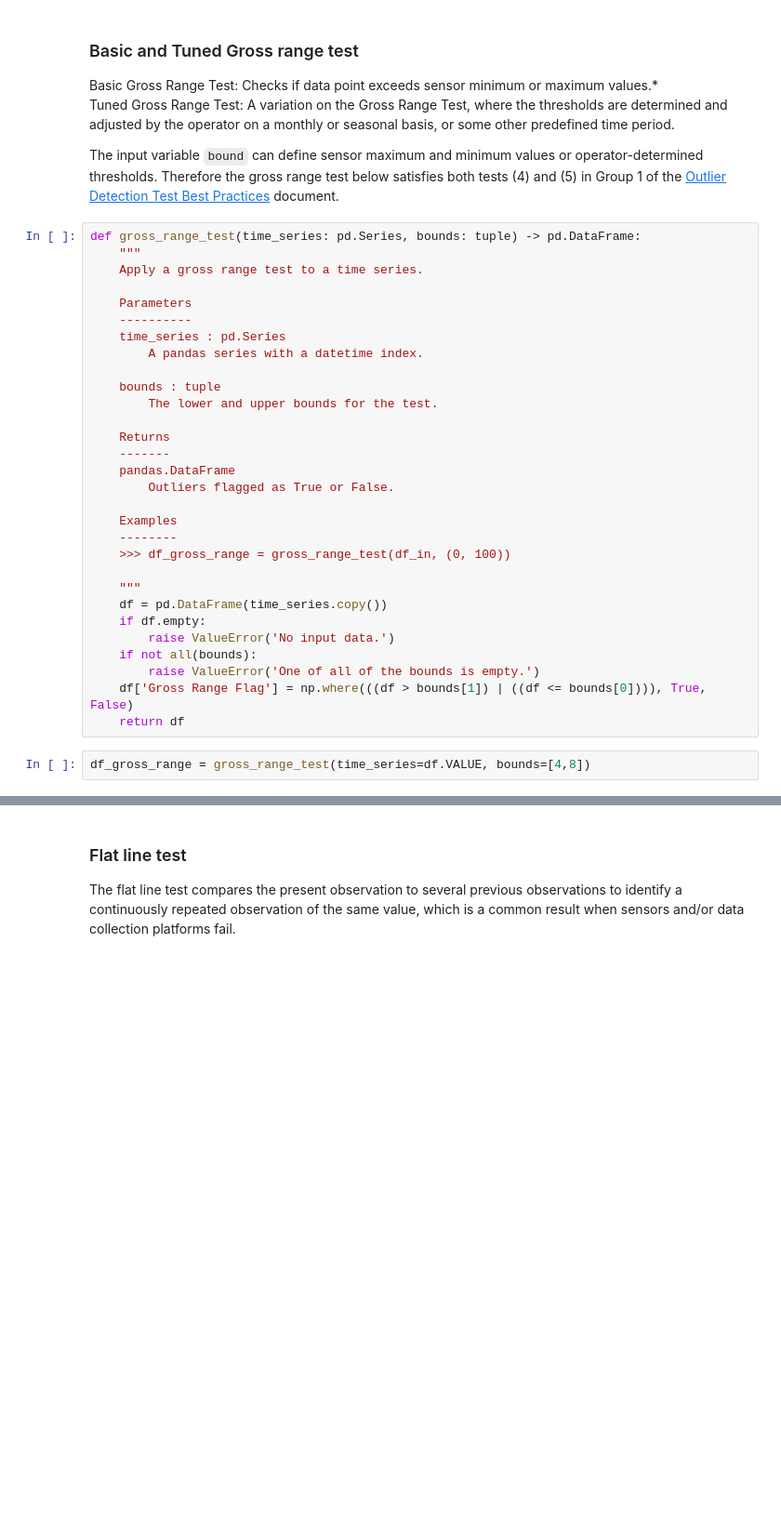
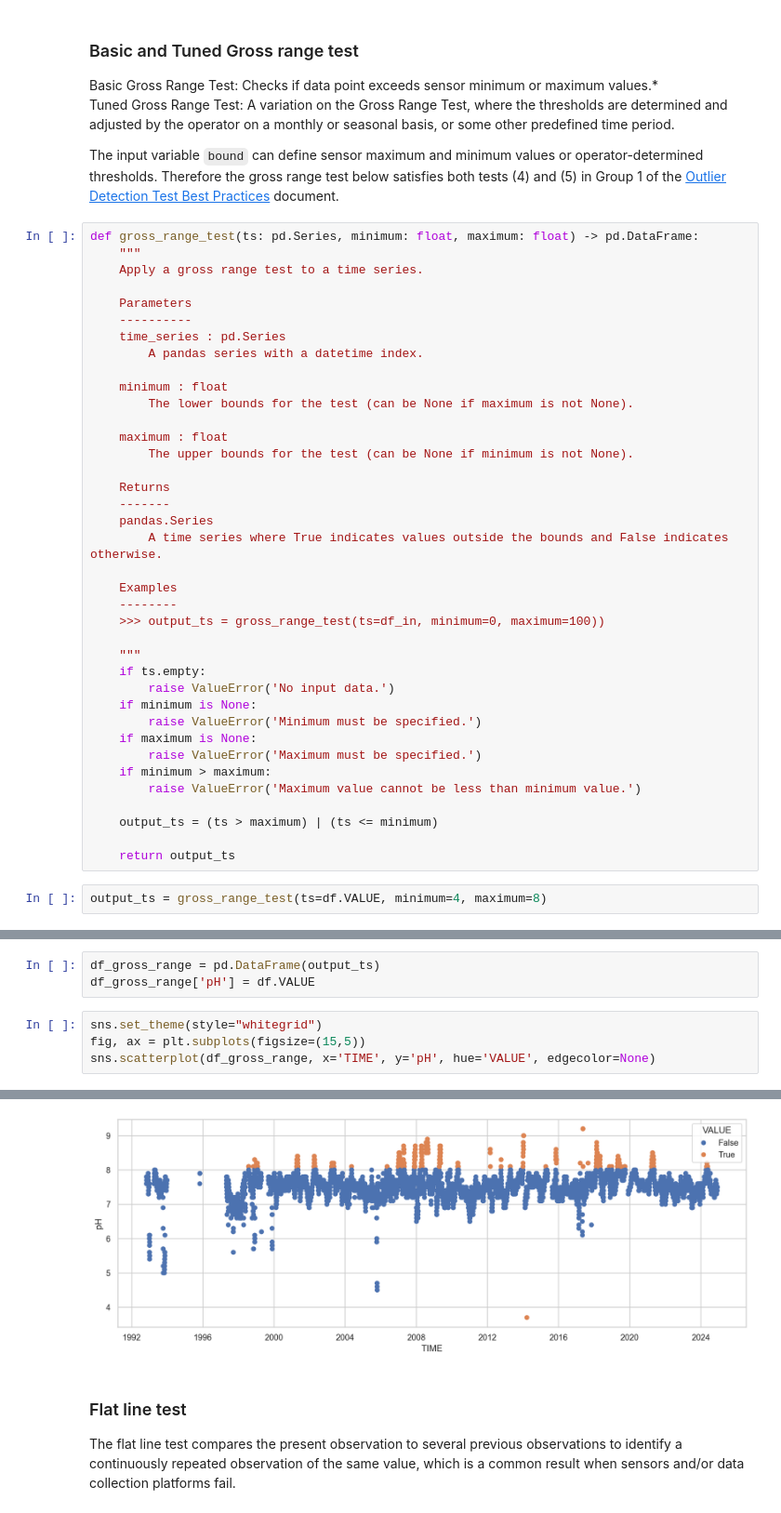
Before and after one commit to DWR-QA-Program/caldata-dsa-outlier-tool, a Jupyter notebook: dwr/dwr.ipynb, the cells around one changed output, grey strips where cells are left out. Shown at 93% size. Cells and saved outputs as stored; diff of their text form; blank space fills up the shorter version.

```diff
--- a/dwr/dwr.ipynb
+++ b/dwr/dwr.ipynb
@@ -171,7 +184,7 @@ Tuned Gross Range Test: A variation on the Gross Range Test, where the threshold
 
 The input variable `bound` can define sensor maximum and minimum values or operator-determined thresholds. Therefore the gross range test below satisfies both tests (4) and (5) in Group 1 of the [Outlier Detection Test Best Practices](https://docs.google.com/document/d/1YmXWDMHCKnWniQ4sMkkT5g5j5H5TmT3f/edit) document.
 # %%
-def gross_range_test(time_series: pd.Series, bounds: tuple) -> pd.DataFrame:
+def gross_range_test(ts: pd.Series, minimum: float, maximum: float) -> pd.DataFrame:
     """
     Apply a gross range test to a time series.
 
@@ -180,25 +193,33 @@ def gross_range_test(time_series: pd.Series, bounds: tuple) -> pd.DataFrame:
     time_series : pd.Series
         A pandas series with a datetime index.
 
-    bounds : tuple
-        The lower and upper bounds for the test.
+    minimum : float
+        The lower bounds for the test (can be None if maximum is not None).
+
+    maximum : float
+        The upper bounds for the test (can be None if minimum is not None).
 
     Returns
     -------
-    pandas.DataFrame
-        Outliers flagged as True or False.
+    pandas.Series
+        A time series where True indicates values outside the bounds and False indicates otherwise.
 
     Examples
     --------
-    >>> df_gross_range = gross_range_test(df_in, (0, 100))
+    >>> output_ts = gross_range_test(ts=df_in, minimum=0, maximum=100))
 
     """
-    df = pd.DataFrame(time_series.copy())
-    if df.empty:
+    if ts.empty:
         raise ValueError('No input data.')
-    if not all(bounds):
-        raise ValueError('One of all of the bounds is empty.')
-    df['Gross Range Flag'] = np.where(((df > bounds[1]) | ((df <= bounds[0]))), True, False)
-    return df
+    if minimum is None:
+        raise ValueError('Minimum must be specified.')
+    if maximum is None:
+        raise ValueError('Maximum must be specified.')
+    if minimum > maximum:
+        raise ValueError('Maximum value cannot be less than minimum value.')
+
+    output_ts = (ts > maximum) | (ts <= minimum)
+
+    return output_ts
 # %%
-df_gross_range = gross_range_test(time_series=df.VALUE, bounds=[4,8])
+output_ts = gross_range_test(ts=df.VALUE, minimum=4, maximum=8)
@@ -240,0 +226,8 @@ def flat_line_test(ts: pd.Series, number_of_repeated_values: int = 2) -> pd.Data
+# %%
+df_gross_range = pd.DataFrame(output_ts)
+df_gross_range['pH'] = df.VALUE
+# %%
+sns.set_theme(style="whitegrid")
+fig, ax = plt.subplots(figsize=(15,5))
+sns.scatterplot(df_gross_range, x='TIME', y='pH', hue='VALUE', edgecolor=None)
+# %% [output]
@@ -241,3 +235,4 @@ def flat_line_test(ts: pd.Series, number_of_repeated_values: int = 2) -> pd.Data
+[figure, added]
 # %% [markdown]
 ### Flat line test
 
```
Also changed, not shown: parts of 18 cells of this notebook, 1 other file.
